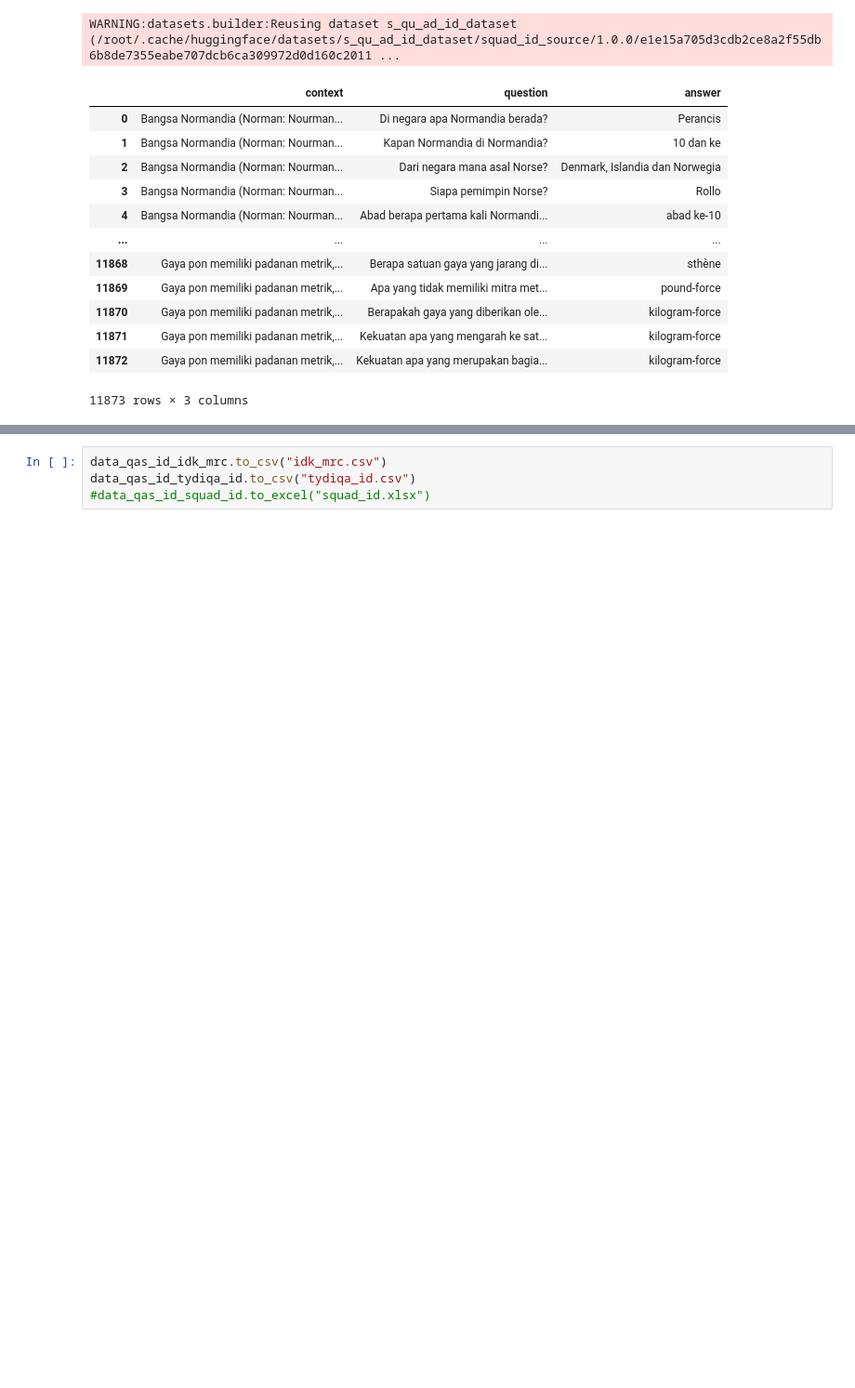
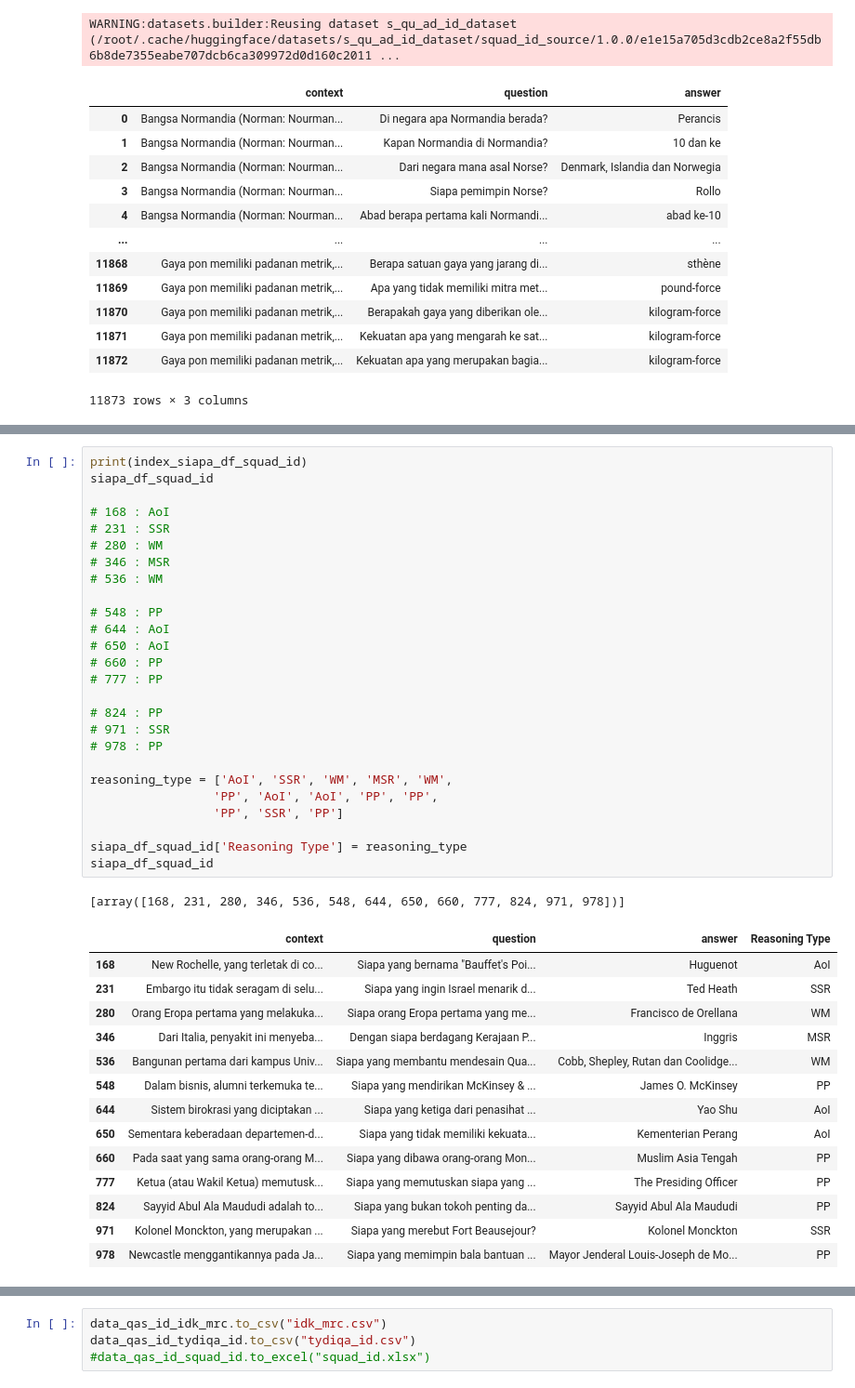
Before and after one commit to muhammadravi251001/qas-with-indonli, a Jupyter notebook: utilities/Reasoning and Answer Type.ipynb, the cells around one changed output, grey strips where cells are left out. Shown at 93% size. Saved outputs shown, nothing was run; the diff lists cells and outputs as text; blank space fills up the shorter version.

```diff
--- a/utilities/Reasoning and Answer Type.ipynb
+++ b/utilities/Reasoning and Answer Type.ipynb
@@ -1295,0 +1432,42 @@ SQuAD-ID Test memiliki banyak pertanyaan LAINNYA sekitar: 8.725680114545607 %
+# %%
+print(index_siapa_df_squad_id)
+siapa_df_squad_id
+
+# 168 : AoI
+# 231 : SSR
+# 280 : WM
+# 346 : MSR
+# 536 : WM
+
+# 548 : PP
+# 644 : AoI
+# 650 : AoI
+# 660 : PP
+# 777 : PP
+
+# 824 : PP
+# 971 : SSR
+# 978 : PP
+
+reasoning_type = ['AoI', 'SSR', 'WM', 'MSR', 'WM',
+                 'PP', 'AoI', 'AoI', 'PP', 'PP',
+                 'PP', 'SSR', 'PP']
+
+siapa_df_squad_id['Reasoning Type'] = reasoning_type
+siapa_df_squad_id
+# %% [output]
+[array([168, 231, 280, 346, 536, 548, 644, 650, 660, 777, 824, 971, 978])]
+|  | context | question | answer | Reasoning Type |
+| 168 | New Rochelle, yang terletak di co... | Siapa yang bernama "Bauffet's Poi... | Huguenot | AoI |
+| 231 | Embargo itu tidak seragam di selu... | Siapa yang ingin Israel menarik d... | Ted Heath | SSR |
+| 280 | Orang Eropa pertama yang melakuka... | Siapa orang Eropa pertama yang me... | Francisco de Orellana | WM |
+| 346 | Dari Italia, penyakit ini menyeba... | Dengan siapa berdagang Kerajaan P... | Inggris | MSR |
+| 536 | Bangunan pertama dari kampus Univ... | Siapa yang membantu mendesain Qua... | Cobb, Shepley, Rutan dan Coolidge... | WM |
+| 548 | Dalam bisnis, alumni terkemuka te... | Siapa yang mendirikan McKinsey & ... | James O. McKinsey | PP |
+| 644 | Sistem birokrasi yang diciptakan ... | Siapa yang ketiga dari penasihat ... | Yao Shu | AoI |
+| 650 | Sementara keberadaan departemen-d... | Siapa yang tidak memiliki kekuata... | Kementerian Perang | AoI |
+| 660 | Pada saat yang sama orang-orang M... | Siapa yang dibawa orang-orang Mon... | Muslim Asia Tengah | PP |
+| 777 | Ketua (atau Wakil Ketua) memutusk... | Siapa yang memutuskan siapa yang ... | The Presiding Officer | PP |
+| 824 | Sayyid Abul Ala Maududi adalah to... | Siapa yang bukan tokoh penting da... | Sayyid Abul Ala Maududi | PP |
+| 971 | Kolonel Monckton, yang merupakan ... | Siapa yang merebut Fort Beausejour? | Kolonel Monckton | SSR |
+| 978 | Newcastle menggantikannya pada Ja... | Siapa yang memimpin bala bantuan ... | Mayor Jenderal Louis-Joseph de Mo... | PP |
```
Also changed, not shown: parts of 38 cells of this notebook.
